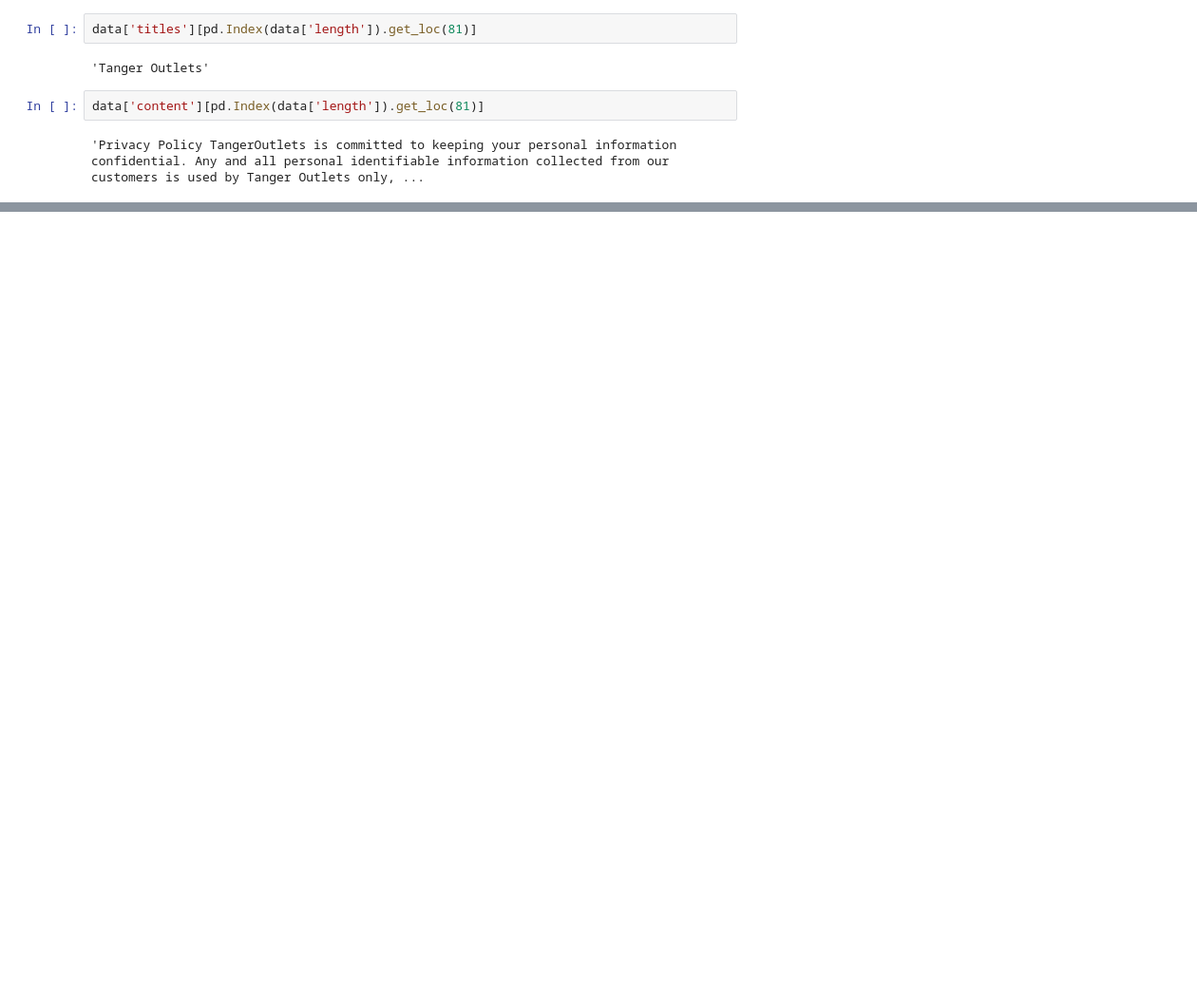
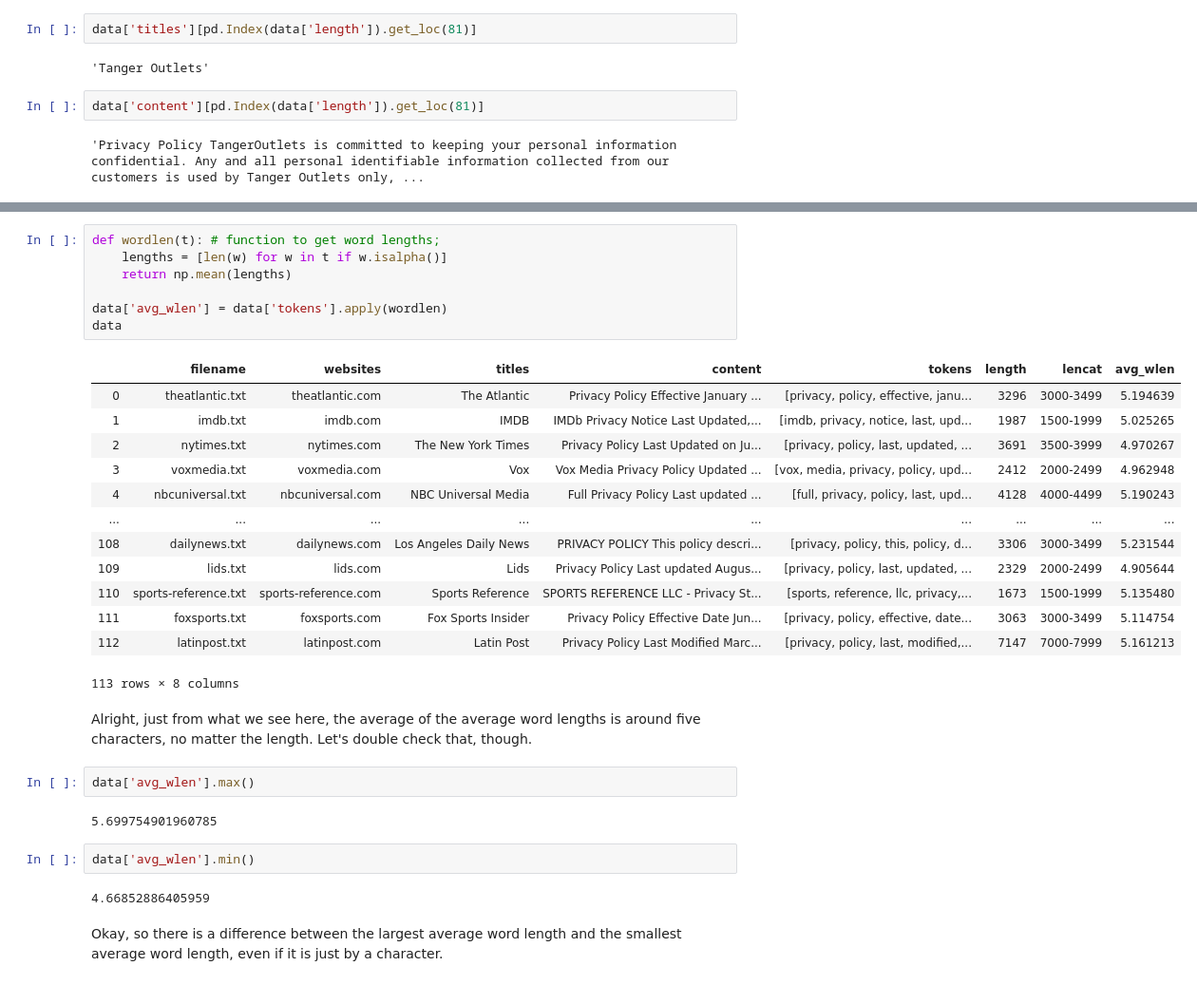
Before and after one commit to rojtas/Privacy-Policy-Analysis, a Jupyter notebook: code/code.ipynb, the cells around one changed output, grey strips where cells are left out. Shown: that part at 95% size. Drawn from its saved outputs; the diff is of its cells as text; blank space fills up the shorter version.

Commit message:
began avg word length analysis

```diff
--- a/code/code.ipynb
+++ b/code/code.ipynb
@@ -264,0 +273,33 @@ This is a pretty solid and easy-to-read policy. It gives the reader a way to opt
+# %%
+def wordlen(t): # function to get word lengths;
+    lengths = [len(w) for w in t if w.isalpha()]
+    return np.mean(lengths)
+
+data['avg_wlen'] = data['tokens'].apply(wordlen)
+data
+# %% [output]
+|  | filename | websites | titles | content | tokens | length | lencat | avg_wlen |
+| 0 | theatlantic.txt | theatlantic.com | The Atlantic | Privacy Policy Effective January ... | [privacy, policy, effective, janu... | 3296 | 3000-3499 | 5.194639 |
+| 1 | imdb.txt | imdb.com | IMDB | IMDb Privacy Notice Last Updated,... | [imdb, privacy, notice, last, upd... | 1987 | 1500-1999 | 5.025265 |
+| 2 | nytimes.txt | nytimes.com | The New York Times | Privacy Policy Last Updated on Ju... | [privacy, policy, last, updated, ... | 3691 | 3500-3999 | 4.970267 |
+| 3 | voxmedia.txt | voxmedia.com | Vox | Vox Media Privacy Policy Updated ... | [vox, media, privacy, policy, upd... | 2412 | 2000-2499 | 4.962948 |
+| 4 | nbcuniversal.txt | nbcuniversal.com | NBC Universal Media | Full Privacy Policy Last updated ... | [full, privacy, policy, last, upd... | 4128 | 4000-4499 | 5.190243 |
+| ... | ... | ... | ... | ... | ... | ... | ... | ... |
+| 108 | dailynews.txt | dailynews.com | Los Angeles Daily News | PRIVACY POLICY This policy descri... | [privacy, policy, this, policy, d... | 3306 | 3000-3499 | 5.231544 |
+| 109 | lids.txt | lids.com | Lids | Privacy Policy Last updated Augus... | [privacy, policy, last, updated, ... | 2329 | 2000-2499 | 4.905644 |
+| 110 | sports-reference.txt | sports-reference.com | Sports Reference | SPORTS REFERENCE LLC - Privacy St... | [sports, reference, llc, privacy,... | 1673 | 1500-1999 | 5.135480 |
+| 111 | foxsports.txt | foxsports.com | Fox Sports Insider | Privacy Policy Effective Date Jun... | [privacy, policy, effective, date... | 3063 | 3000-3499 | 5.114754 |
+| 112 | latinpost.txt | latinpost.com | Latin Post | Privacy Policy Last Modified Marc... | [privacy, policy, last, modified,... | 7147 | 7000-7999 | 5.161213 |
+113 rows × 8 columns
+# %% [markdown]
+Alright, just from what we see here, the average of the average word lengths is around five characters, no matter the length. Let's double check that, though.
+# %%
+data['avg_wlen'].max()
+# %% [output]
+5.699754901960785
+# %%
+data['avg_wlen'].min()
+# %% [output]
+4.66852886405959
+# %% [markdown]
+Okay, so there is a difference between the largest average word length and the smallest average word length, even if it is just by a character.
```
Also changed, not shown: parts of 7 cells of this notebook.
